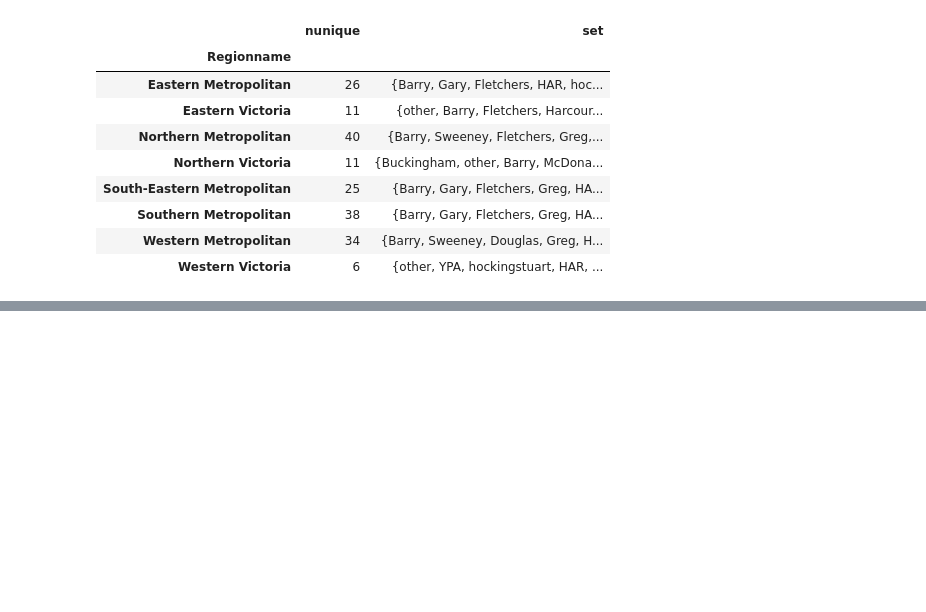
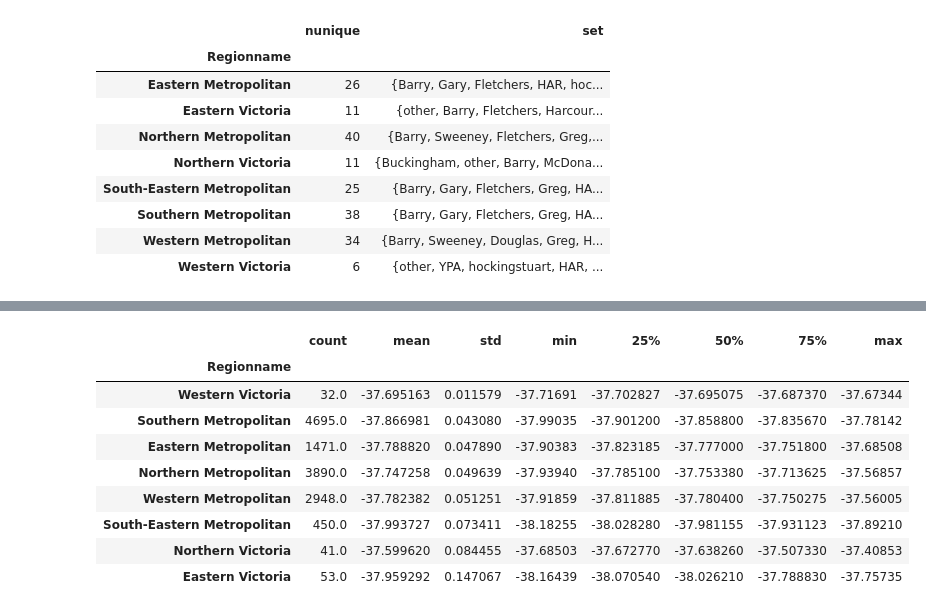
Before and after one commit to Aldiyar90/SkillFactory---Data-Science, a Jupyter notebook: Python 12. Pandas Advanced/lectures_python12.ipynb, the cells around one changed output, grey strips where cells are left out. Drawn from its saved outputs; the diff is of its cells as text; code cells hidden in the pictures; blank space fills up the shorter version.

```diff
--- a/Python 12. Pandas Advanced/lectures_python12.ipynb
+++ b/Python 12. Pandas Advanced/lectures_python12.ipynb
@@ -276,0 +302,13 @@ melb_df.groupby("Regionname")["SellerG"].agg(["nunique", set])
+# %%
+melb_df.groupby("Regionname")["Lattitude"].describe().sort_values(by="std", ascending=True)
+# %% [output]
+|  | count | mean | std | min | 25% | 50% | 75% | max |
+| Regionname |  |  |  |  |  |  |  |  |
+| Western Victoria | 32.0 | -37.695163 | 0.011579 | -37.71691 | -37.702827 | -37.695075 | -37.687370 | -37.67344 |
+| Southern Metropolitan | 4695.0 | -37.866981 | 0.043080 | -37.99035 | -37.901200 | -37.858800 | -37.835670 | -37.78142 |
+| Eastern Metropolitan | 1471.0 | -37.788820 | 0.047890 | -37.90383 | -37.823185 | -37.777000 | -37.751800 | -37.68508 |
+| Northern Metropolitan | 3890.0 | -37.747258 | 0.049639 | -37.93940 | -37.785100 | -37.753380 | -37.713625 | -37.56857 |
+| Western Metropolitan | 2948.0 | -37.782382 | 0.051251 | -37.91859 | -37.811885 | -37.780400 | -37.750275 | -37.56005 |
+| South-Eastern Metropolitan | 450.0 | -37.993727 | 0.073411 | -38.18255 | -38.028280 | -37.981155 | -37.931123 | -37.89210 |
+| Northern Victoria | 41.0 | -37.599620 | 0.084455 | -37.68503 | -37.672770 | -37.638260 | -37.507330 | -37.40853 |
+| Eastern Victoria | 53.0 | -37.959292 | 0.147067 | -38.16439 | -38.070540 | -38.026210 | -37.788830 | -37.75735 |
```
Also changed, not shown: parts of 31 cells of this notebook, 18 other files.
